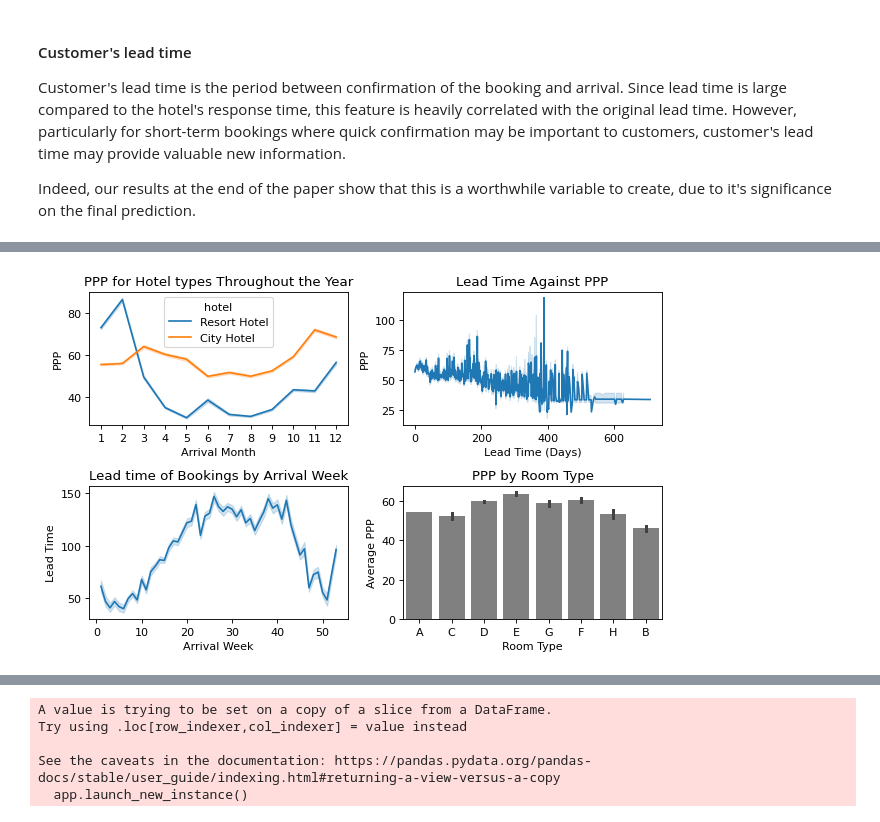
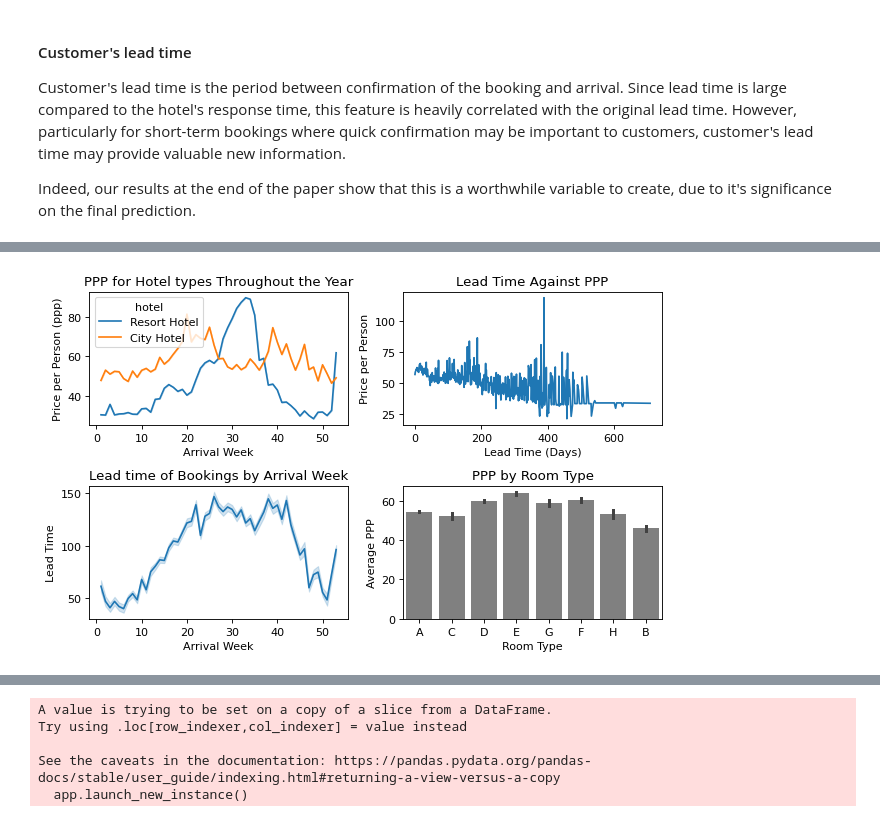
Before and after one commit to abumaz99/MLP-A2, a Jupyter notebook: proj2.ipynb, the cells around one changed output, grey strips where cells are left out. Saved outputs shown, nothing was run; the diff lists cells and outputs as text; code cells hidden in the pictures.

```diff
--- a/proj2.ipynb
+++ b/proj2.ipynb
@@ -289,36 +292,40 @@ fig,axes = plt.subplots(2,2)
 
 g1 = sns.lineplot(
     data = d,
-    x = "arrival_date_month",
+    #x = "arrival_date_month",
+    x = "arrival_date_week_number",
     y = "ppp",
     hue = "hotel",
-    ax=axes[0,0]).set(title = 'PPP for Hotel types Throughout the Year',xlabel = 'Arrival Month', ylabel = 'PPP')
+    ci = False,
+    ax=axes[0,0]).set(title = 'PPP for Hotel types Throughout the Year',xlabel = 'Arrival Week', ylabel = 'Price per Person (ppp)')
 
 g2 = sns.lineplot(
     data = d,
     x = "lead_time",
     y = "ppp",
+    ci = False,
     ax=axes[0,1]
-           ).set(title = 'Lead Time Against PPP',ylabel = 'PPP', xlabel = 'Lead Time (Days)')
+           ).set(title = 'Lead Time Against PPP',ylabel = 'Price per Person', xlabel = 'Lead Time (Days)')
 
 g3 = sns.lineplot(
     data = d,
     x = "arrival_date_week_number",
     y = "lead_time",
     ax=axes[1,0]).set(title = 'Lead time of Bookings by Arrival Week',ylabel='Lead Time',xlabel = 'Arrival Week')
 
 g4 = sns.barplot(
     data = d,
     x = "reserved_room_type",
     y = "ppp",
     color = "grey"
            ).set(title='PPP by Room Type',
       xlabel='Room Type',
       ylabel='Average PPP')
 
-axes[0,0].set_xticklabels(["1","2","3","4","5","6","7","8","9","10","11","12"])
+#axes[0,0].set_xticklabels(["1","2","3","4","5","6","7","8","9","10","11","12"])
+#axes[0,0].set_xticklabels(["1","2","3","4","5","6","7","8","9","10","11","12"])
 
 plt.tight_layout()
 plt.show()
 # %% [output]
-[figure, old version]
+[figure, new version]
```
Also changed, not shown: parts of 15 cells of this notebook.
